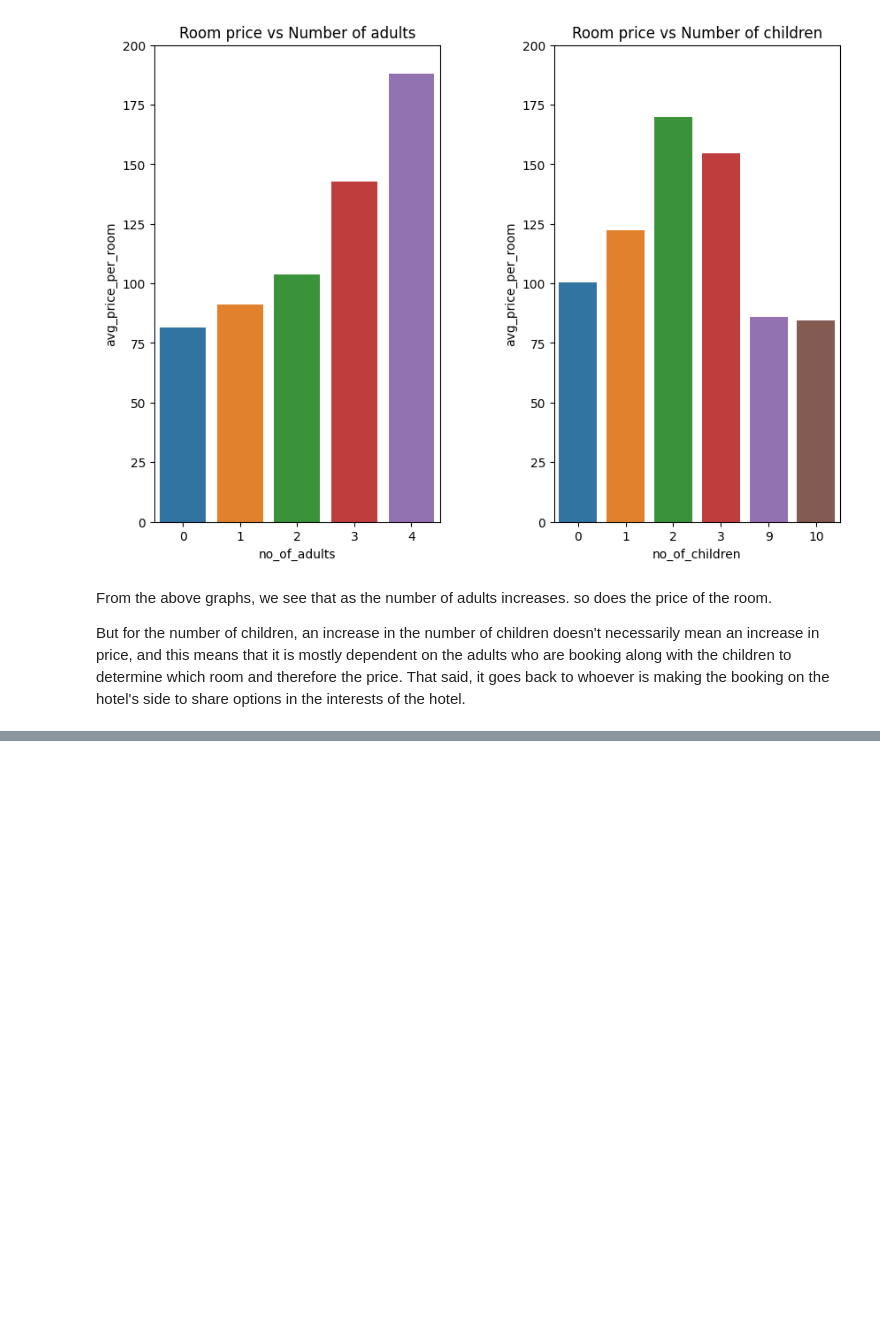
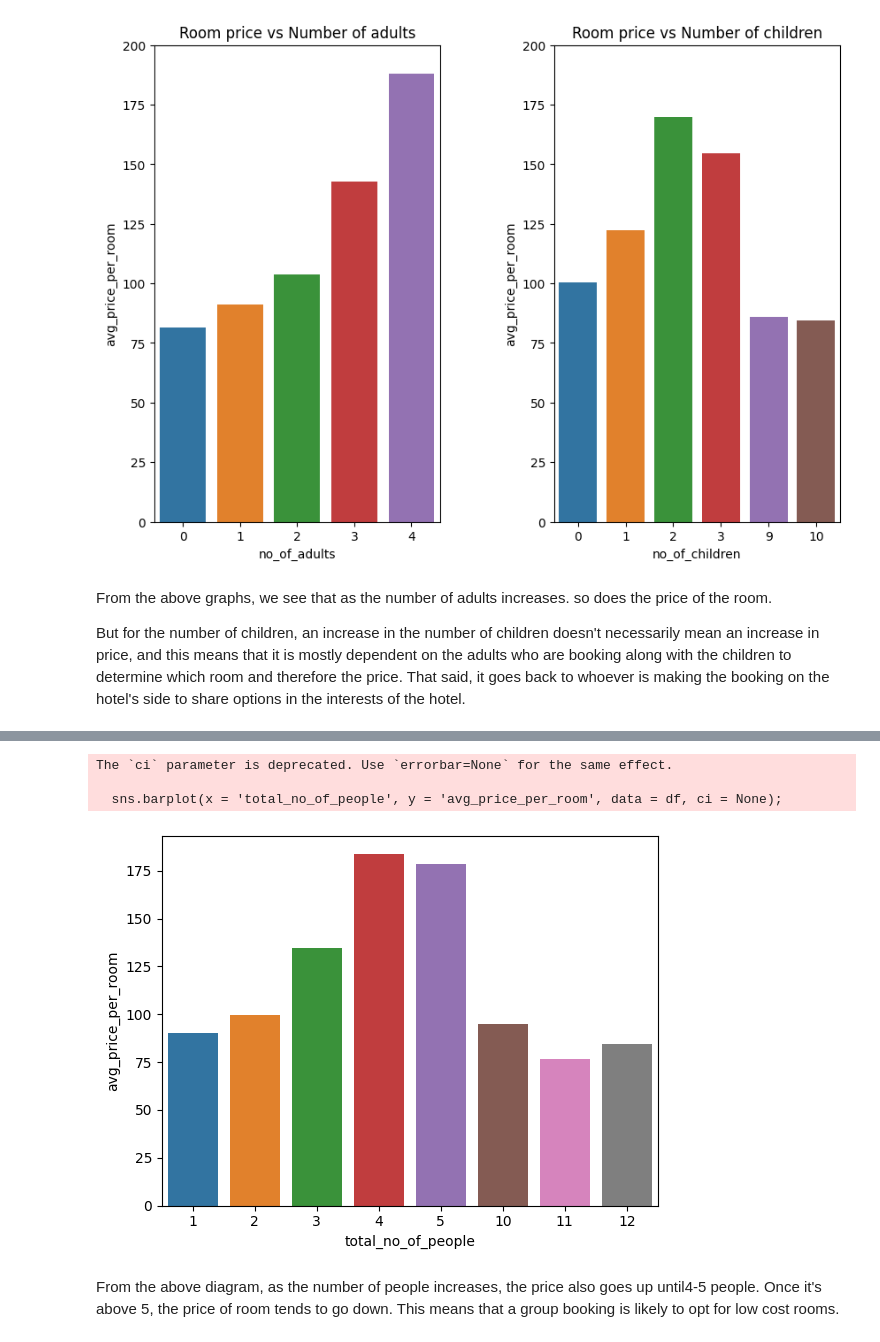
Before and after one commit to WinnieSue/Hotel-rerservation-prediction, a Jupyter notebook: Hotel_reservation.ipynb, the cells around one changed output, grey strips where cells are left out. Drawn from its saved outputs; the diff is of its cells as text; code cells hidden in the pictures; blank space fills up the shorter version.

```diff
--- a/Hotel_reservation.ipynb
+++ b/Hotel_reservation.ipynb
@@ -266,0 +274,7 @@ But for the number of children, an increase in the number of children doesn't ne
+# %%
+# Feature engineering to reduce the number of features and also remove redundant ones
+# Joining the number of children and number of adults
+df['total_no_of_people'] = df['no_of_adults'] + df['no_of_children']
+# dropping the joined columns and the booking ID column
+df = df.drop(columns = ['no_of_adults', 'no_of_children', 'Booking_ID'])
+df.head()
@@ -266,0 +288,10 @@ But for the number of children, an increase in the number of children doesn't ne
+# %%
+# visualization of total number of people vs avg price of room to get more insight into this relationship
+sns.barplot(x = 'total_no_of_people', y = 'avg_price_per_room', data = df, ci = None);
+# %% [output]
+The `ci` parameter is deprecated. Use `errorbar=None` for the same effect.
+
+  sns.barplot(x = 'total_no_of_people', y = 'avg_price_per_room', data = df, ci = None);
+[figure, added]
+# %% [markdown]
+From the above diagram, as the number of people increases, the price also goes up until4-5 people. Once it's above 5, the price of room tends to go down. This means that a group booking is likely to opt for low cost rooms.
```
Also changed, not shown: parts of 39 cells of this notebook.
